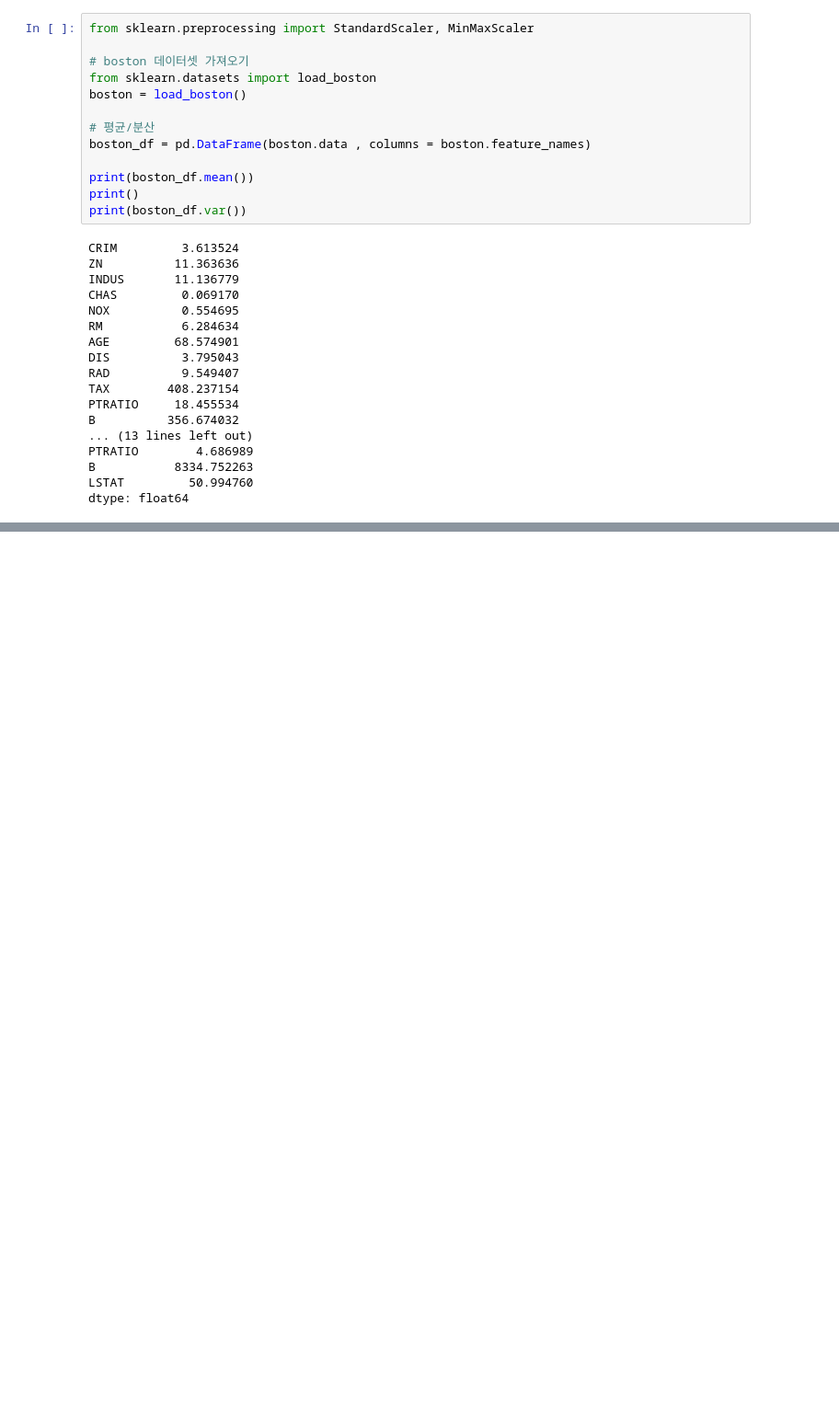
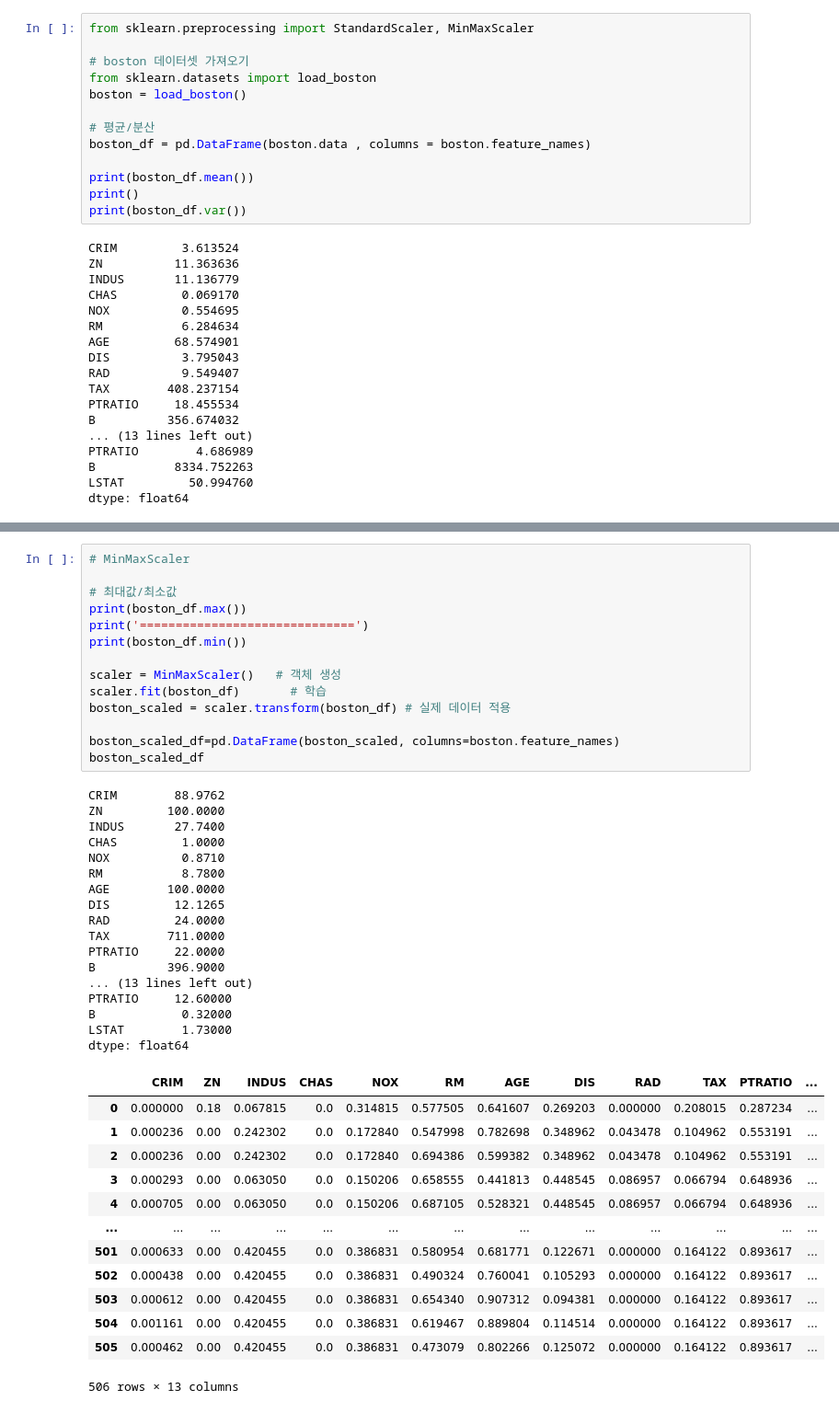
Before and after one commit to toughC/Python_Machine_Learning, a Jupyter notebook: 09_RegressionAnalysis.ipynb, the cells around one changed output, grey strips where cells are left out. Shown at 92% size. Cells and saved outputs as stored; diff of their text form; blank space fills up the shorter version.

```diff
--- a/09_RegressionAnalysis.ipynb
+++ b/09_RegressionAnalysis.ipynb
@@ -508,0 +544,45 @@ boston_scaler_df=pd.DataFrame()
+# %%
+# MinMaxScaler
+
+# 최대값/최소값
+print(boston_df.max())
+print('==============================')
+print(boston_df.min())
+
+scaler = MinMaxScaler()   # 객체 생성
+scaler.fit(boston_df)       # 학습
+boston_scaled = scaler.transform(boston_df) # 실제 데이터 적용
+
+boston_scaled_df=pd.DataFrame(boston_scaled, columns=boston.feature_names)
+boston_scaled_df
+# %% [output]
+CRIM        88.9762
+ZN         100.0000
+INDUS       27.7400
+CHAS         1.0000
+NOX          0.8710
+RM           8.7800
+AGE        100.0000
+DIS         12.1265
+RAD         24.0000
+TAX        711.0000
+PTRATIO     22.0000
+B          396.9000
+... (13 lines left out)
+PTRATIO     12.60000
+B            0.32000
+LSTAT        1.73000
+dtype: float64
+|  | CRIM | ZN | INDUS | CHAS | NOX | RM | AGE | DIS | RAD | TAX | PTRATIO | ... |
+| 0 | 0.000000 | 0.18 | 0.067815 | 0.0 | 0.314815 | 0.577505 | 0.641607 | 0.269203 | 0.000000 | 0.208015 | 0.287234 | ... |
+| 1 | 0.000236 | 0.00 | 0.242302 | 0.0 | 0.172840 | 0.547998 | 0.782698 | 0.348962 | 0.043478 | 0.104962 | 0.553191 | ... |
+| 2 | 0.000236 | 0.00 | 0.242302 | 0.0 | 0.172840 | 0.694386 | 0.599382 | 0.348962 | 0.043478 | 0.104962 | 0.553191 | ... |
+| 3 | 0.000293 | 0.00 | 0.063050 | 0.0 | 0.150206 | 0.658555 | 0.441813 | 0.448545 | 0.086957 | 0.066794 | 0.648936 | ... |
+| 4 | 0.000705 | 0.00 | 0.063050 | 0.0 | 0.150206 | 0.687105 | 0.528321 | 0.448545 | 0.086957 | 0.066794 | 0.648936 | ... |
+| ... | ... | ... | ... | ... | ... | ... | ... | ... | ... | ... | ... | ... |
+| 501 | 0.000633 | 0.00 | 0.420455 | 0.0 | 0.386831 | 0.580954 | 0.681771 | 0.122671 | 0.000000 | 0.164122 | 0.893617 | ... |
+| 502 | 0.000438 | 0.00 | 0.420455 | 0.0 | 0.386831 | 0.490324 | 0.760041 | 0.105293 | 0.000000 | 0.164122 | 0.893617 | ... |
+| 503 | 0.000612 | 0.00 | 0.420455 | 0.0 | 0.386831 | 0.654340 | 0.907312 | 0.094381 | 0.000000 | 0.164122 | 0.893617 | ... |
+| 504 | 0.001161 | 0.00 | 0.420455 | 0.0 | 0.386831 | 0.619467 | 0.889804 | 0.114514 | 0.000000 | 0.164122 | 0.893617 | ... |
+| 505 | 0.000462 | 0.00 | 0.420455 | 0.0 | 0.386831 | 0.473079 | 0.802266 | 0.125072 | 0.000000 | 0.164122 | 0.893617 | ... |
+506 rows × 13 columns
```
Also changed, not shown: parts of 13 cells of this notebook.
